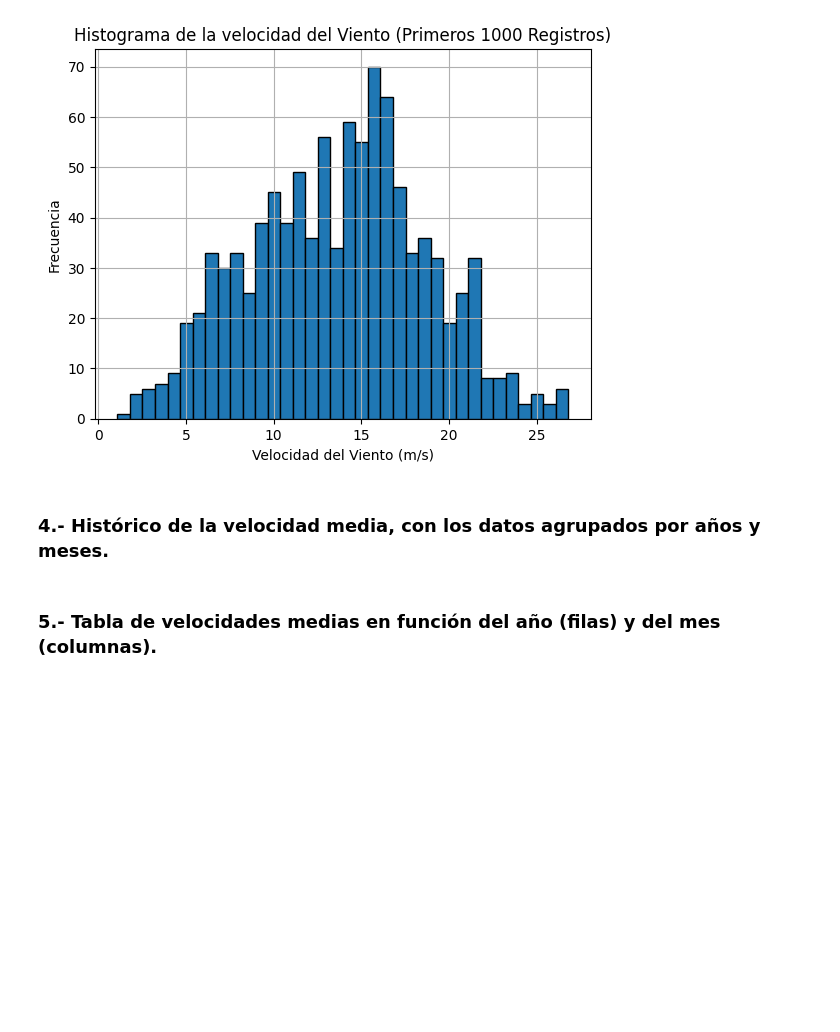
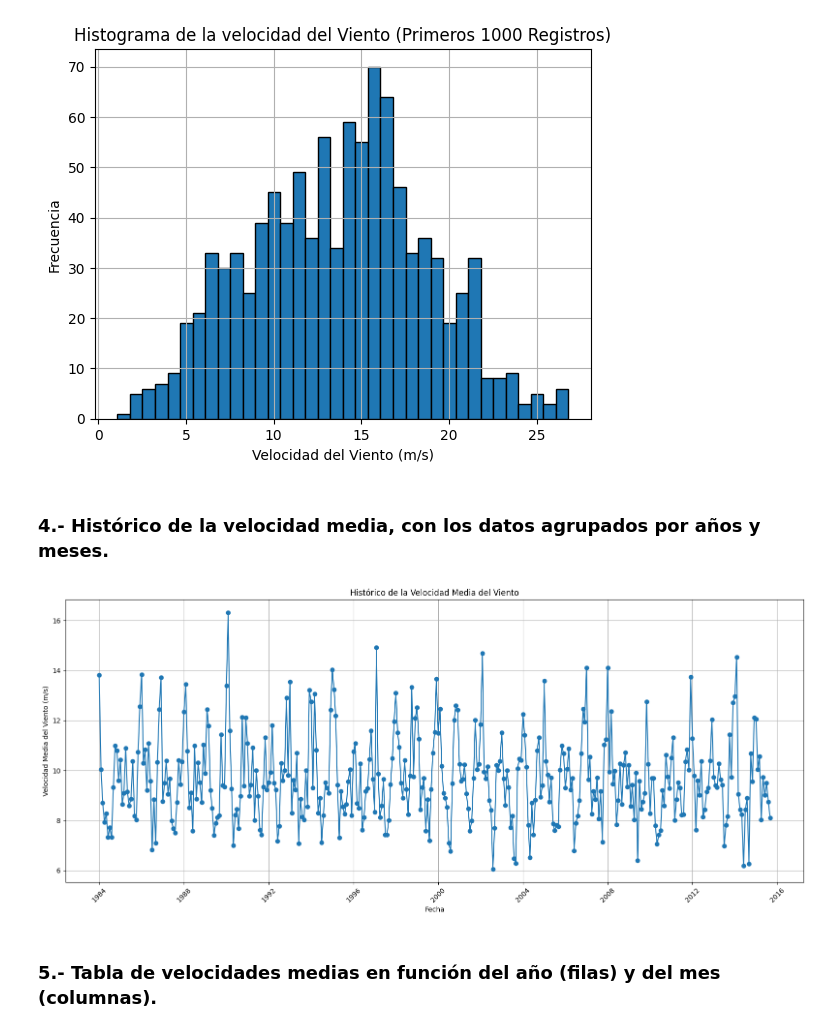
Before and after one commit to CrisLGC/evaluacion-4-calculo-numerico, a Jupyter notebook: main.ipynb, the cells around one changed output. Drawn from its saved outputs; the diff is of its cells as text; code cells hidden in the pictures; blank space fills up the shorter version.

```diff
--- a/main.ipynb
+++ b/main.ipynb
@@ -60,3 +58,28 @@ plt.show()
+# %%
+#Código para el 4to ejercicio
+
+# Crear una columna de fecha y hora combinada
+df['FechaHora'] = pd.to_datetime(df['Fecha'].astype(str) + ' ' + df['Hora'].astype(str).str.zfill(4), format='%Y%m%d %H%M')
+
+# Agrupar los datos por año y mes y calcular la velocidad media del viento
+df['AñoMes'] = df['FechaHora'].dt.to_period('M')
+velocidad_media = df.groupby('AñoMes')['Velocidad_viento'].mean().reset_index()
+
+# Convertir 'AñoMes' a un formato datetime para facilitar la representación gráfica
+velocidad_media['AñoMes'] = velocidad_media['AñoMes'].dt.to_timestamp()
+
+# Crear el gráfico histórico de la velocidad media del viento
+plt.figure(figsize=(16, 7))
+plt.plot(velocidad_media['AñoMes'], velocidad_media['Velocidad_viento'], marker='o')
+plt.xlabel('Fecha')
+plt.ylabel('Velocidad Media del Viento (m/s)')
+plt.title('Histórico de la Velocidad Media del Viento')
+plt.grid(True)
+plt.xticks(rotation=45)
+plt.tight_layout()
+plt.show()
+# %% [output]
+[figure, added]
 # %% [markdown]
 <h3>5.- Tabla de velocidades medias en función del año (filas) y del mes (columnas).</h3>
 # %%
```
Also changed, not shown: parts of 1 cell of this notebook.
